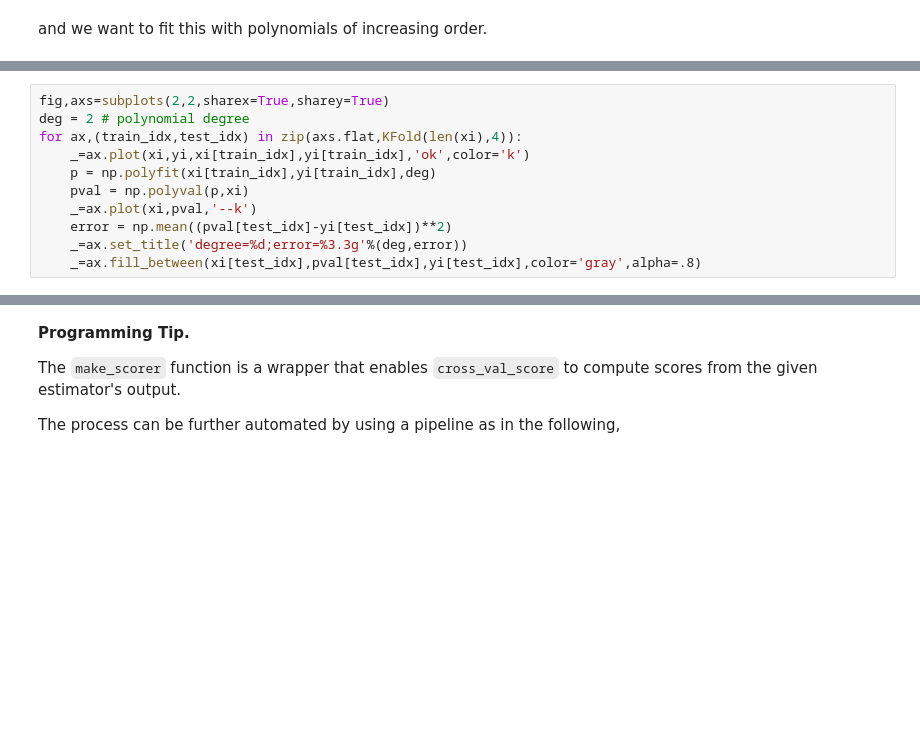
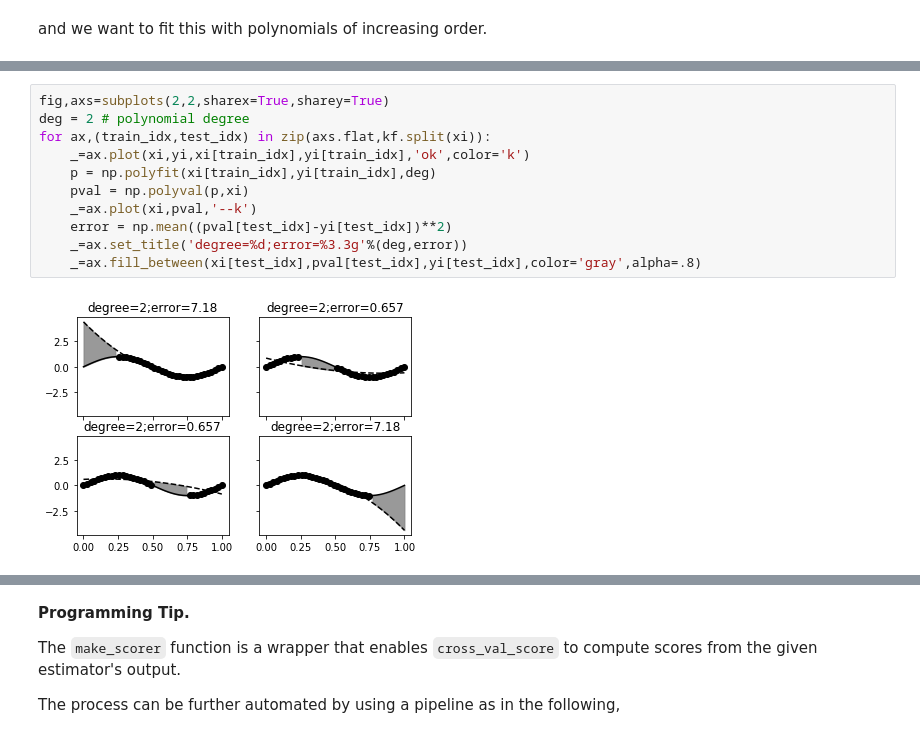
Before and after one commit to unpingco/Python-for-Probability-Statistics-and-Machine-Learning, a Jupyter notebook: chapters/machine_learning/notebooks/learning_theory.ipynb, the cells around one changed output, grey strips where cells are left out. Drawn from its saved outputs; the diff is of its cells as text; blank space fills up the shorter version.

```diff
--- a/chapters/machine_learning/notebooks/learning_theory.ipynb
+++ b/chapters/machine_learning/notebooks/learning_theory.ipynb
@@ -975,14 +942,16 @@ as are reported in the title of each frame.
 # %%
 fig,axs=subplots(2,2,sharex=True,sharey=True)
 deg = 2 # polynomial degree
-for ax,(train_idx,test_idx) in zip(axs.flat,KFold(len(xi),4)):
+for ax,(train_idx,test_idx) in zip(axs.flat,kf.split(xi)):
     _=ax.plot(xi,yi,xi[train_idx],yi[train_idx],'ok',color='k')
     p = np.polyfit(xi[train_idx],yi[train_idx],deg)
     pval = np.polyval(p,xi)
     _=ax.plot(xi,pval,'--k')
     error = np.mean((pval[test_idx]-yi[test_idx])**2)
     _=ax.set_title('degree=%d;error=%3.3g'%(deg,error))
     _=ax.fill_between(xi[test_idx],pval[test_idx],yi[test_idx],color='gray',alpha=.8)
+# %% [output]
+[figure, added]
 # %% [markdown]
 <!-- dom:FIGURE: [fig-machine_learning/learning_theory_004.png, width=500
 frac=0.85] This shows the folds and errors as in
```
Also changed, not shown: parts of 20 cells of this notebook.
